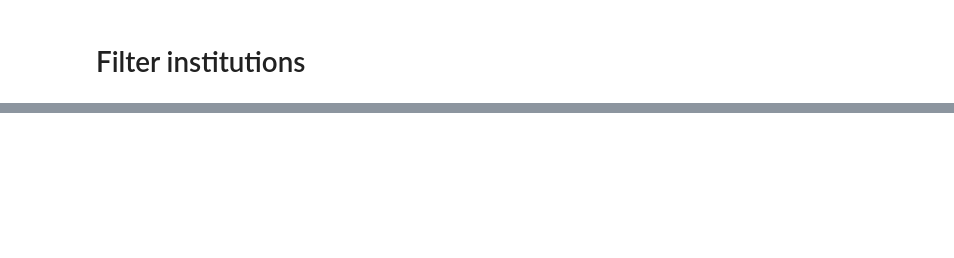
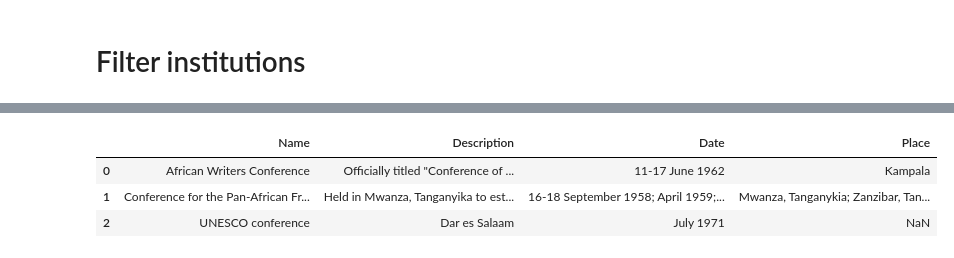
Before and after one commit to AlexisPister/AfricanNetworks, a Jupyter notebook: notebooks/PROCESS.ipynb, the cells around one changed output, grey strips where cells are left out. Saved outputs shown, nothing was run; the diff lists cells and outputs as text; code cells hidden in the pictures; blank space fills up the shorter version.

```diff
--- a/notebooks/PROCESS.ipynb
+++ b/notebooks/PROCESS.ipynb
@@ -117,0 +118,7 @@ df_i.head()
+# %%
+df_e
+# %% [output]
+|  | Name | Description | Date | Place |
+| 0 | African Writers Conference | Officially titled "Conference of ... | 11-17 June 1962 | Kampala |
+| 1 | Conference for the Pan-African Fr... | Held in Mwanza, Tanganyika to est... | 16-18 September 1958; April 1959;... | Mwanza, Tanganykia; Zanzibar, Tan... |
+| 2 | UNESCO conference | Dar es Salaam | July 1971 | NaN |
```
Also changed, not shown: parts of 16 cells of this notebook, 31 other files.
